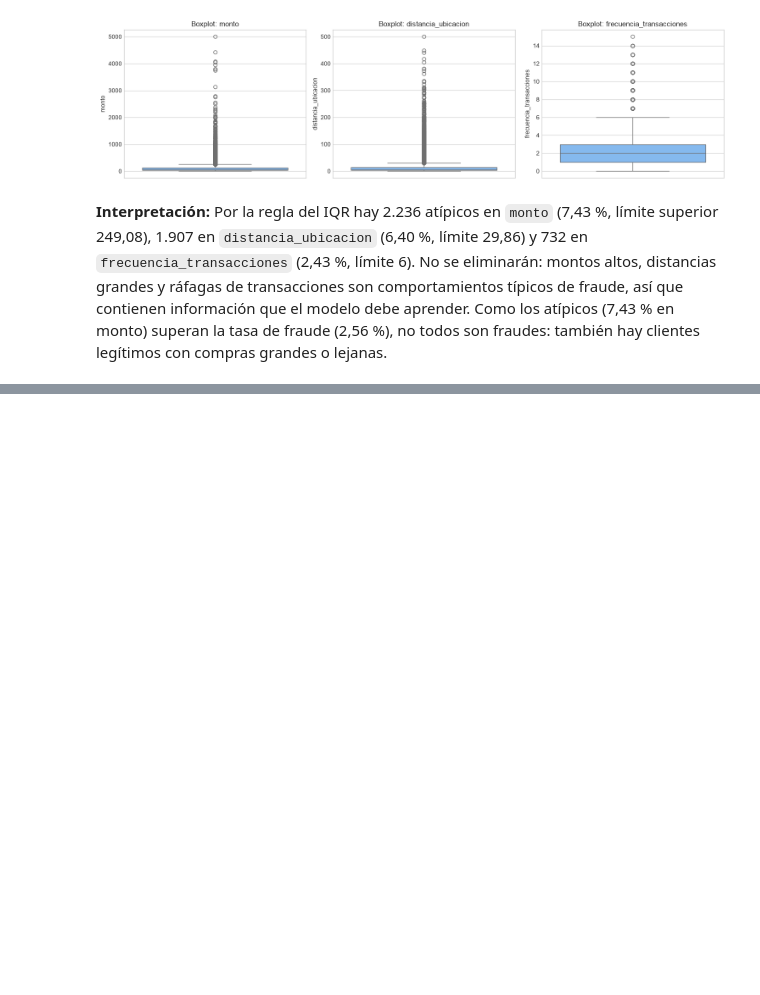
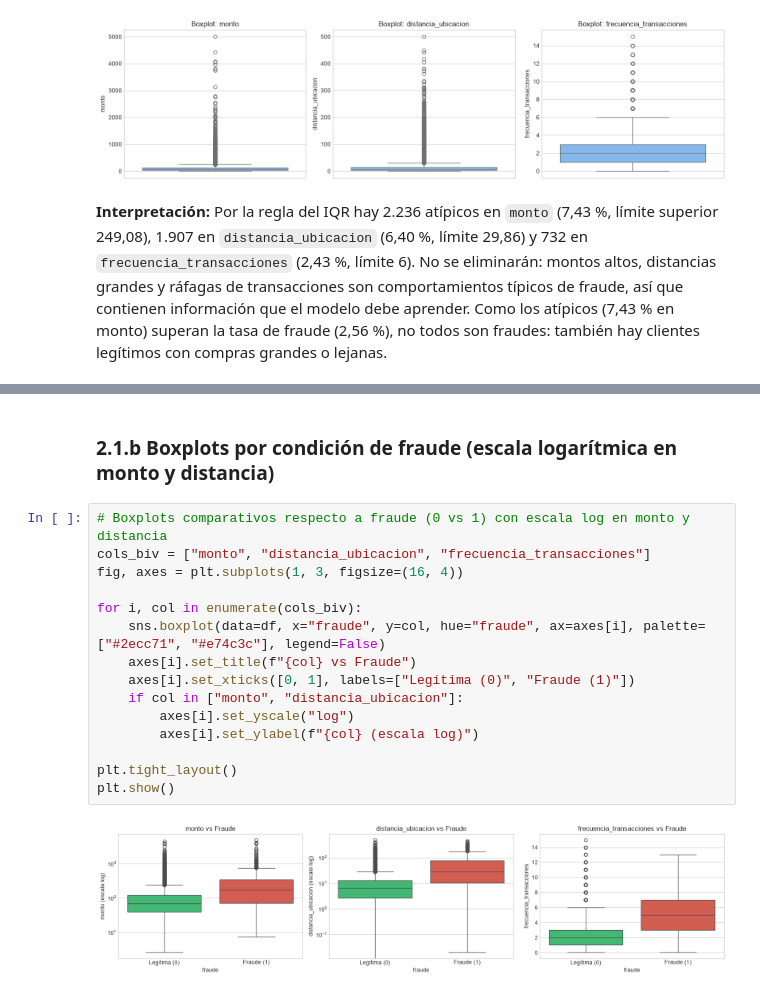
Before and after one commit to Leonardo2002AF/DETECCION_FRAUDEZ, a Jupyter notebook: fraude.ipynb, the cells around one changed output, grey strips where cells are left out. Saved outputs shown, nothing was run; the diff lists cells and outputs as text; blank space fills up the shorter version.

```diff
--- a/fraude.ipynb
+++ b/fraude.ipynb
@@ -205,0 +251,19 @@ plt.show()
+# %% [markdown]
+### 2.1.b Boxplots por condición de fraude (escala logarítmica en monto y distancia)
+# %%
+# Boxplots comparativos respecto a fraude (0 vs 1) con escala log en monto y distancia
+cols_biv = ["monto", "distancia_ubicacion", "frecuencia_transacciones"]
+fig, axes = plt.subplots(1, 3, figsize=(16, 4))
+
+for i, col in enumerate(cols_biv):
+    sns.boxplot(data=df, x="fraude", y=col, hue="fraude", ax=axes[i], palette=["#2ecc71", "#e74c3c"], legend=False)
+    axes[i].set_title(f"{col} vs Fraude")
+    axes[i].set_xticks([0, 1], labels=["Legítima (0)", "Fraude (1)"])
+    if col in ["monto", "distancia_ubicacion"]:
+        axes[i].set_yscale("log")
+        axes[i].set_ylabel(f"{col} (escala log)")
+
+plt.tight_layout()
+plt.show()
+# %% [output]
+[figure, added]
```
Also changed, not shown: parts of 6 cells of this notebook.
